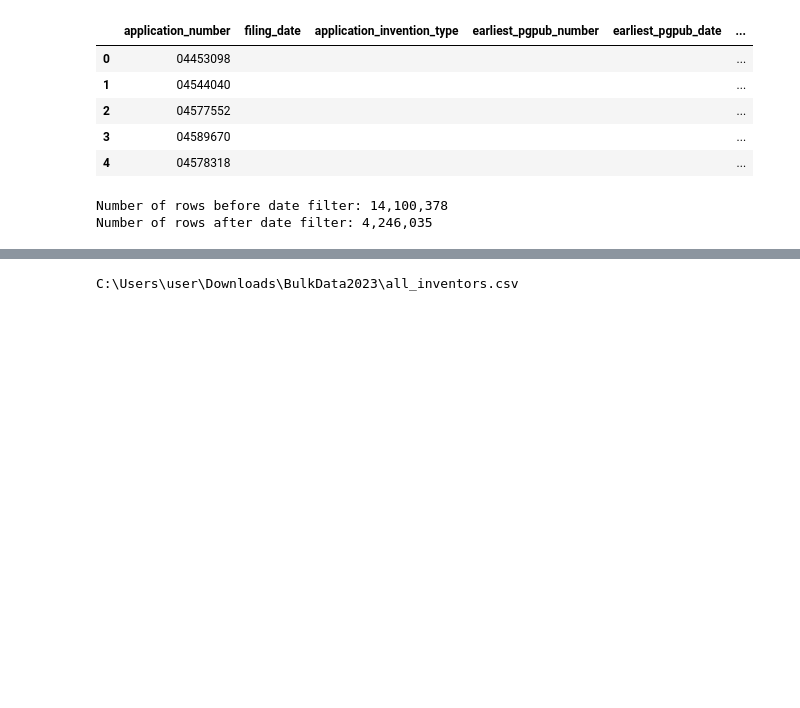
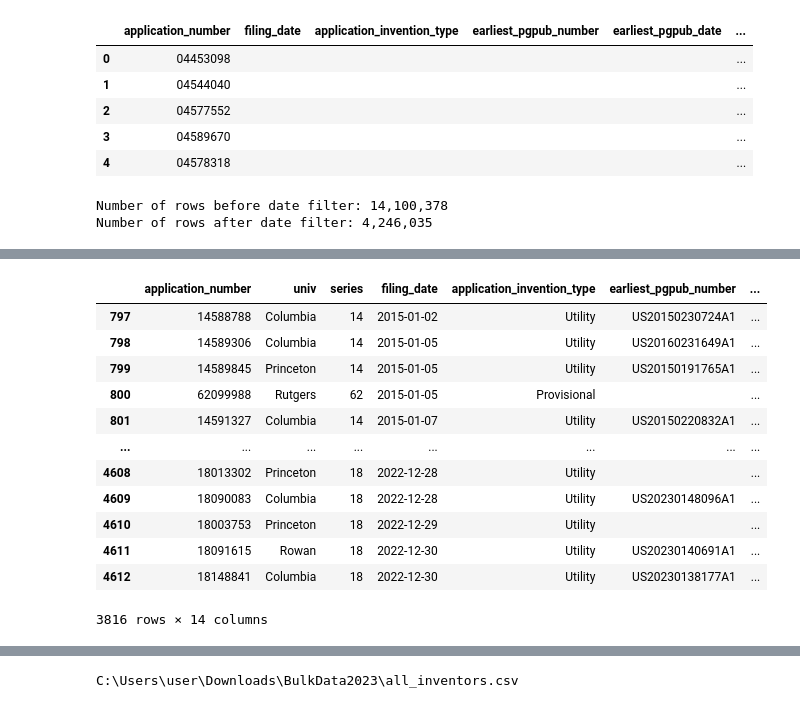
Before and after one commit to megh221322/NJ_Universities_Patent_Analysis, a Jupyter notebook: replica.ipynb, the cells around one changed output, grey strips where cells are left out. Saved outputs shown, nothing was run; the diff lists cells and outputs as text; code cells hidden in the pictures; blank space fills up the shorter version.

```diff
--- a/replica.ipynb
+++ b/replica.ipynb
@@ -688,3 +740,19 @@ nj_univ_df = nj_univ_df.loc[nj_univ_df['_merge']=='both']
+# %%
+nj_univ_df
+# %% [output]
+|  | application_number | univ | series | filing_date | application_invention_type | earliest_pgpub_number | ... |
+| 797 | 14588788 | Columbia | 14 | 2015-01-02 | Utility | US20150230724A1 | ... |
+| 798 | 14589306 | Columbia | 14 | 2015-01-05 | Utility | US20160231649A1 | ... |
+| 799 | 14589845 | Princeton | 14 | 2015-01-05 | Utility | US20150191765A1 | ... |
+| 800 | 62099988 | Rutgers | 62 | 2015-01-05 | Provisional |  | ... |
+| 801 | 14591327 | Columbia | 14 | 2015-01-07 | Utility | US20150220832A1 | ... |
+| ... | ... | ... | ... | ... | ... | ... | ... |
+| 4608 | 18013302 | Princeton | 18 | 2022-12-28 | Utility |  | ... |
+| 4609 | 18090083 | Columbia | 18 | 2022-12-28 | Utility | US20230148096A1 | ... |
+| 4610 | 18003753 | Princeton | 18 | 2022-12-29 | Utility |  | ... |
+| 4611 | 18091615 | Rowan | 18 | 2022-12-30 | Utility | US20230140691A1 | ... |
+| 4612 | 18148841 | Columbia | 18 | 2022-12-30 | Utility | US20230138177A1 | ... |
+3816 rows × 14 columns
 # %%
 # drop _merge column
 nj_univ_df.drop(columns=['_merge'], inplace=True)
```
Also changed, not shown: parts of 63 cells of this notebook.
